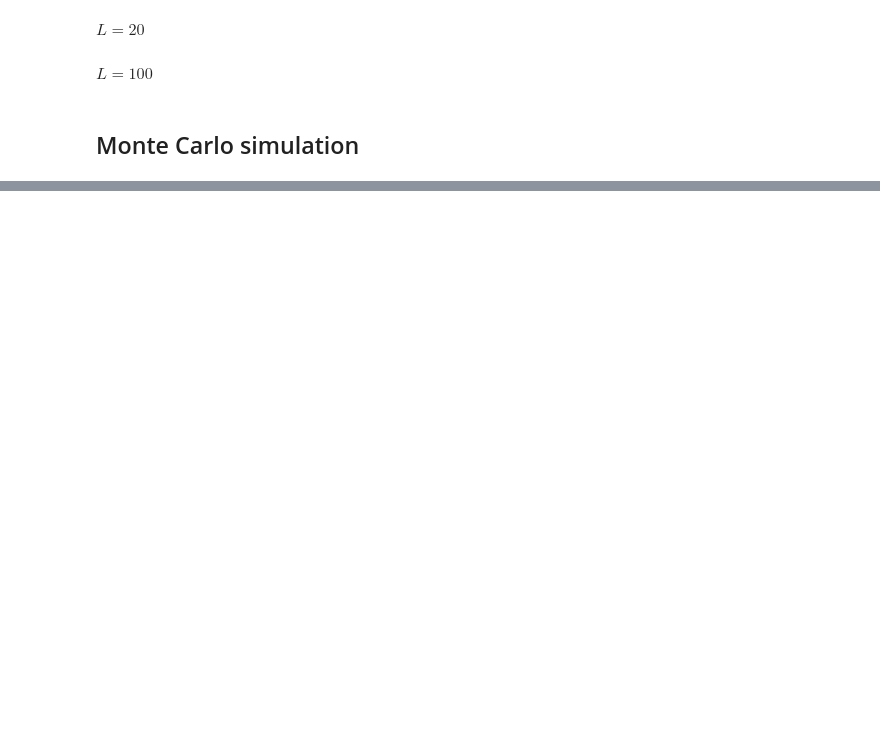
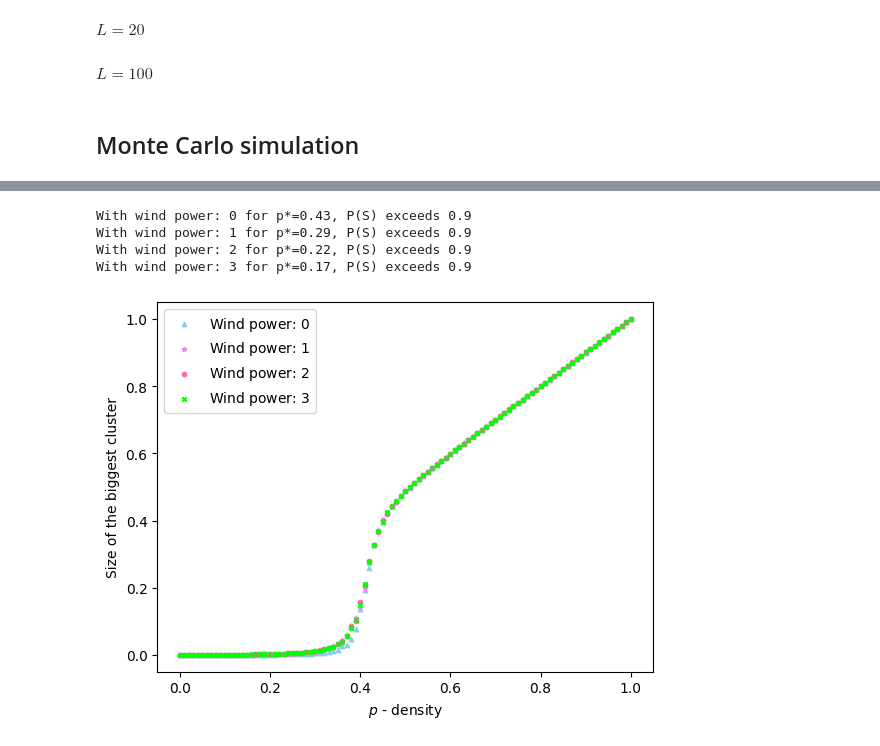
Before and after one commit to Swinkawkrawacie/Agent-Based-Modelling, a Jupyter notebook: list_1/List_1.ipynb, the cells around one changed output, grey strips where cells are left out. Saved outputs shown, nothing was run; the diff lists cells and outputs as text; code cells hidden in the pictures; blank space fills up the shorter version.

```diff
--- a/list_1/List_1.ipynb
+++ b/list_1/List_1.ipynb
@@ -276,0 +306,24 @@ P(S) od p dla trzech rozmiarów, legenda, trójkąty gwiazdki
+# %%
+for i in range(len(w_pows)):
+    pq = ps[np.where(np.asarray(mt_w[i,:])>0.9)[0][0]]
+    print(f'With wind power: {w_pows[i]} for p*={pq}, P(S) exceeds 0.9')
+# %% [output]
+With wind power: 0 for p*=0.43, P(S) exceeds 0.9
+With wind power: 1 for p*=0.29, P(S) exceeds 0.9
+With wind power: 2 for p*=0.22, P(S) exceeds 0.9
+With wind power: 3 for p*=0.17, P(S) exceeds 0.9
+# %%
+
+for n in range(len(w_pows)):
+    plt.scatter(ps,
+                clusters_w[n,:]/L**2,
+                marker=marker_dict_w[w_pows[n]],
+                s=10,
+                c = color_dict_w[w_pows[n]],
+                label = f'Wind power: ${w_pows[n]}$')
+plt.xlabel('$p$ - density')
+plt.ylabel('Size of the biggest cluster')
+plt.legend()
+plt.show()
+# %% [output]
+[figure, added]
```
Also changed, not shown: parts of 41 cells of this notebook, 10 other files.
